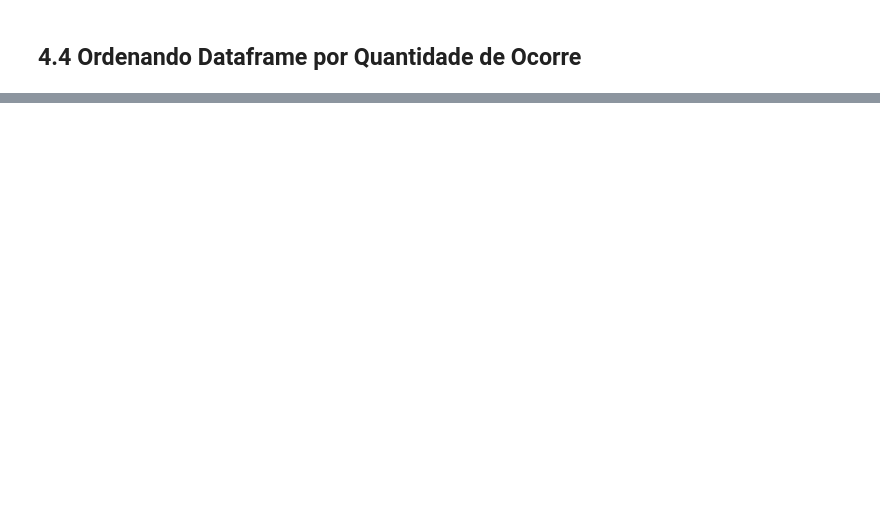
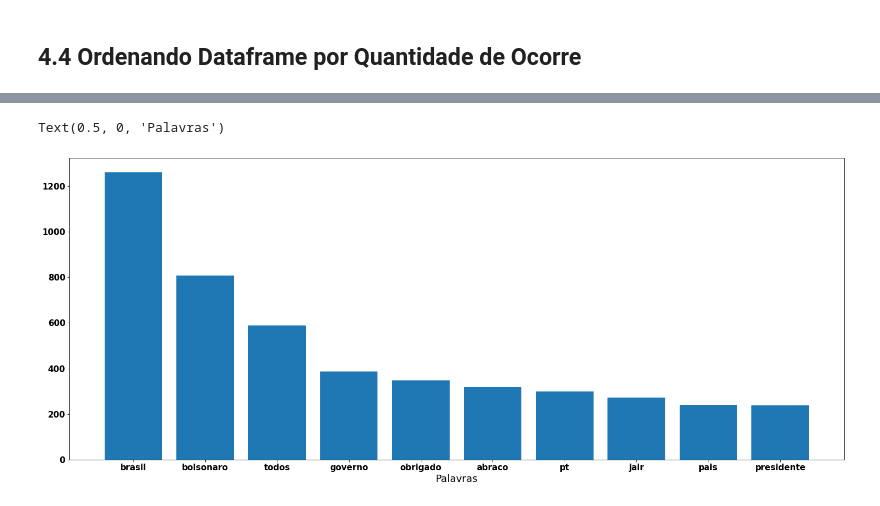
Before and after one commit to GeoIsrael/BolsoxLula_Twitter, a Jupyter notebook: bozoXlula/Desafio_lula.ipynb, the cells around one changed output, grey strips where cells are left out. Drawn from its saved outputs; the diff is of its cells as text; code cells hidden in the pictures; blank space fills up the shorter version.

```diff
--- a/bozoXlula/Desafio_lula.ipynb
+++ b/bozoXlula/Desafio_lula.ipynb
@@ -261,7 +268,7 @@ dataframe_lula_ordenado.head(30)
 # %%
 lista_final_bozo=[] #Criação de Lista Vazia para receber todas as palavras
 sw = stopwords.words('portuguese') # Definindo Português como idioma para ideitificação dos artigos e etc.
-pontuacao= string.punctuatio # Definindo uma variavel com todas as pontuações
+pontuacao= string.punctuation # Definindo uma variavel com todas as pontuações
 
 for i in range(dados_bozo.shape[0]): # Criando Um loop para criação de uma lista com todas as palavras
     texto=dados_bozo.full_text[i].lower() #Deixando todas as Palavras Minusculas
@@ -311,4 +300,12 @@ dataframe_bozo=pd.DataFrame(list(di.items()), # Criando Dataframe recebendo o Di
 ## 4.4 Ordenando Dataframe por Quantidade de Ocorre
 # %%
 dataframe_bozo_ordenado=dataframe_bozo.sort_values(by='Quat', ascending=False) #Ordenando as Linhas pela Quantidade
+dataframe_bozo_ordenado=dataframe_bozo_ordenado[dataframe_bozo_ordenado.Palavras != 'nao']
+dataframe_bozo_ordenado=dataframe_bozo_ordenado[dataframe_bozo_ordenado.Palavras != 'sobre']
+dataframe_bozo_ordenado=dataframe_bozo_ordenado[dataframe_bozo_ordenado.Palavras != 'sao']
+dataframe_bozo_ordenado=dataframe_bozo_ordenado[dataframe_bozo_ordenado.Palavras != 'q']
+dataframe_bozo_ordenado=dataframe_bozo_ordenado[dataframe_bozo_ordenado.Palavras != 'd']
+dataframe_bozo_ordenado=dataframe_bozo_ordenado[dataframe_bozo_ordenado.Palavras != 'grande']
+dataframe_bozo_ordenado=dataframe_bozo_ordenado[dataframe_bozo_ordenado.Palavras != 'dia']
+dataframe_bozo_ordenado=dataframe_bozo_ordenado[dataframe_bozo_ordenado.Palavras != 'hoje']
 dataframe_bozo_ordenado.head(30)
@@ -314,0 +347,7 @@ dataframe_bozo_ordenado.head(30)
+# %%
+bozo_plot=dataframe_bozo_ordenado.head(10)
+ax=plt.bar(x=bozo_plot.Palavras,height=bozo_plot.Quat)
+plt.xlabel('Palavras', fontsize=18)
+# %% [output]
+Text(0.5, 0, 'Palavras')
+[figure, added]
```
Also changed, not shown: parts of 16 cells of this notebook.
